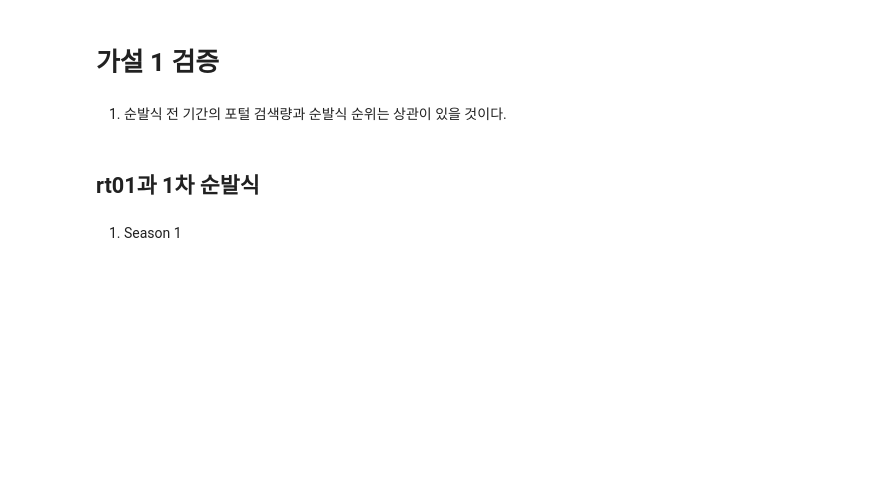
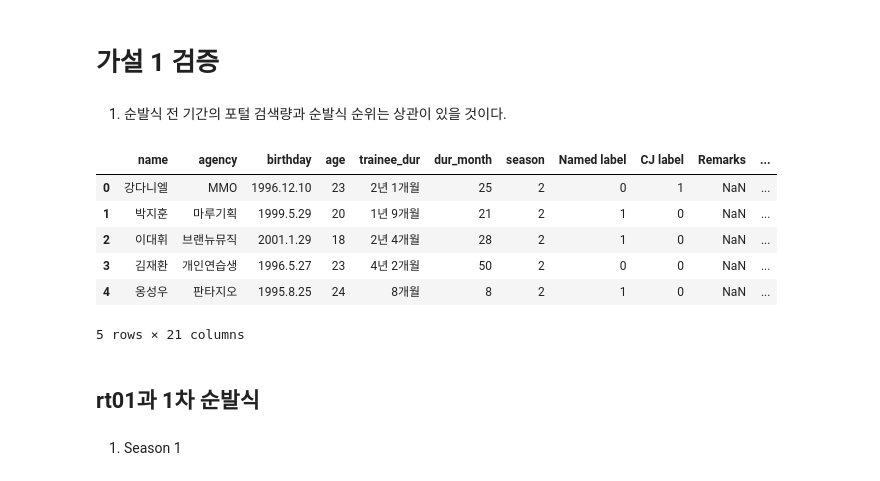
Before and after one commit to Juuhyung0421/pd101, a Jupyter notebook: pd101_corrcoef.ipynb, the cells around one changed output. Cells and saved outputs as stored; diff of their text form; code cells hidden in the pictures; blank space fills up the shorter version.

```diff
--- a/pd101_corrcoef.ipynb
+++ b/pd101_corrcoef.ipynb
@@ -26,5 +52,5 @@ import seaborn as sns
 # %% [markdown]
 1. 순발식 전 기간의 포털 검색량과 순발식 순위는 상관이 있을 것이다.
 # %%
-s1 = pd.read_csv('s1_rtTotal.csv', encoding = 'cp949', index_col = 0)
-s2 = pd.read_csv('s2_rtTotal.csv', encoding = 'cp949', index_col = 0)
+s1 = pd.read_csv('s1_Total.csv', encoding = 'cp949', index_col = 0)
+s2 = pd.read_csv('s2_Total.csv', encoding = 'cp949', index_col = 0)
@@ -52,3 +57,13 @@ rc('font', family=font_name)
+# %%
+s2.head()
+# %% [output]
+|  | name | agency | birthday | age | trainee_dur | dur_month | season | Named label | CJ label | Remarks | ... |
+| 0 | 강다니엘 | MMO | 1996.12.10 | 23 | 2년 1개월 | 25 | 2 | 0 | 1 | NaN | ... |
+| 1 | 박지훈 | 마루기획 | 1999.5.29 | 20 | 1년 9개월 | 21 | 2 | 1 | 0 | NaN | ... |
+| 2 | 이대휘 | 브랜뉴뮤직 | 2001.1.29 | 18 | 2년 4개월 | 28 | 2 | 1 | 0 | NaN | ... |
+| 3 | 김재환 | 개인연습생 | 1996.5.27 | 23 | 4년 2개월 | 50 | 2 | 0 | 0 | NaN | ... |
+| 4 | 옹성우 | 판타지오 | 1995.8.25 | 24 | 8개월 | 8 | 2 | 1 | 0 | NaN | ... |
+5 rows × 21 columns
 # %% [markdown]
 ## rt01과 1차 순발식
 # %% [markdown]
```
Also changed, not shown: parts of 38 cells of this notebook, 1 other file.
